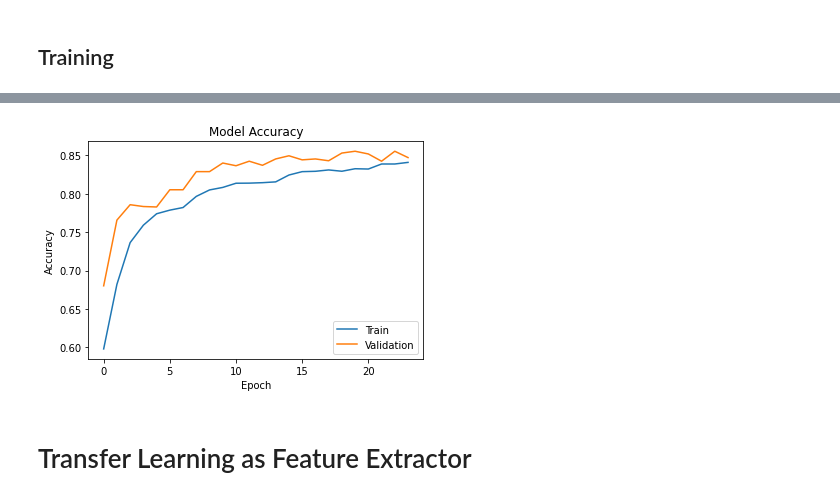
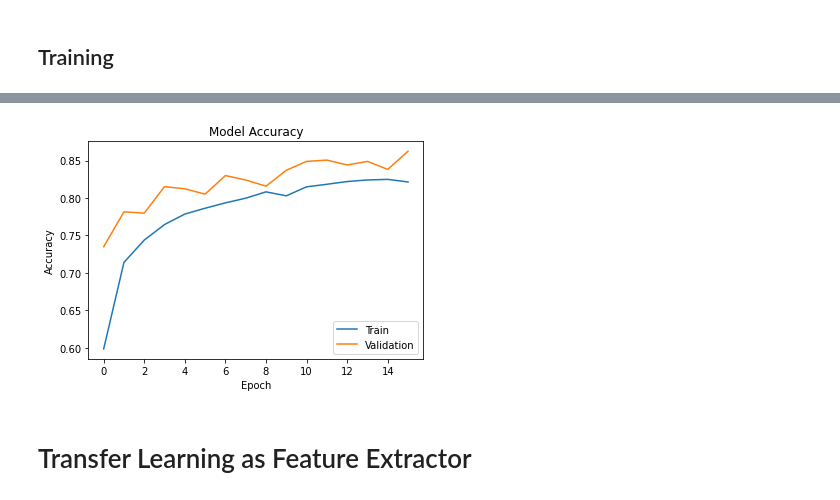
Before and after one commit to icsd13152/X-RayImageClassification_DL, a Jupyter notebook: X_RayImageClassification_With_Deep_Learning.ipynb, the cells around one changed output, grey strips where cells are left out. Saved outputs shown, nothing was run; the diff lists cells and outputs as text; code cells hidden in the pictures.

```diff
--- a/X_RayImageClassification_With_Deep_Learning.ipynb
+++ b/X_RayImageClassification_With_Deep_Learning.ipynb
@@ -472,9 +483,9 @@ def avg_f1_score(y_true, y_pred):
 # %% [markdown]
 Δημιουργήθηκαν 4 διαφορετικά μοντέλα με σκοπό να πάρουμε το καλύτερο τόσο σε Performance αλλά και σε συνδιασμό με το πλήθος παραμέτρων.
 # %%
-# import t.keras
+import keras
 # !pip install keras_metrics
-
+import keras_metrics
 def createNeuralNet():
   model = Sequential()    #128
 
@@ -503,8 +514,11 @@ def createNeuralNet():
   model.compile(optimizer = tf.keras.optimizers.Adam(learning_rate=0.001),#learning_rate=0.001
                loss = tf.keras.losses.SparseCategoricalCrossentropy(from_logits = True),
                 # run_eagerly=True,
-                # update_weights=True,
-                metrics=[tf.keras.metrics.SparseCategoricalAccuracy()]#tf.keras.metrics.SparseCategoricalAccuracy()
+
+                metrics=[tf.keras.metrics.SparseCategoricalAccuracy(),keras_metrics.sparse_categorical_recall(label=0,name='recall_Normal'),
+                         keras_metrics.sparse_categorical_recall(label=1,name='recall_Covid'),
+                         keras_metrics.sparse_categorical_recall(label=2,name='recall_Pneumonia'),
+                         keras_metrics.sparse_categorical_recall(label=3,name='recall_LungOP')]#tf.keras.metrics.SparseCategoricalAccuracy()
                 ) #tfa.metrics.F1Score(num_classes=4, threshold=0.5), tf.keras.metrics.Precision(), tf.keras.metrics.Recall()]) tfa.metrics.f_scores.F1Score(num_classes=104,average="macro")
   model.summary()
   return model
@@ -753,4 +955,0 @@ plt.show()
-# %%
-from keras.models import load_model
-
-model = load_model('myCNNmodel_v14.h5')
@@ -1168,25 +1491,6 @@ Total params: 22,139,028
 Trainable params: 2,114,644
 Non-trainable params: 20,024,384
 _________________________________________________________________
-# %%
-checkpoint = 'vgg19_v2.h5'
-checkpoint_dir = os.path.dirname(checkpoint)
-
-cp_callback = tf.keras.callbacks.ModelCheckpoint(checkpoint,
-                                                save_weights_only=False,
-                                                save_freq ='epoch',
-                                                verbose=1)
-
-stop = tf.keras.callbacks.EarlyStopping(monitor="val_loss",
-                                         min_delta=0.0001,
-                                         patience=3,
-                                         mode="min",
-                                         restore_best_weights=True)
-vgg19_model_IncludeTop = vgg19_model_IncludeLastLayers((70, 70, 3)) #maybe must be changed
-vgg19_model_IncludeTop.compile(optimizer=tf.keras.optimizers.Adam(learning_rate=0.001),
-                     loss=tf.keras.losses.SparseCategoricalCrossentropy(from_logits = True),
-                     metrics=['accuracy'])
-vgg19_model_IncludeTop.summary()
 # %% [markdown]
 ## Training
 # %%
@@ -1227,13 +1528,13 @@ NameError: ignored
 # %%
-plt.plot(historyResnet.history['accuracy'])
-plt.plot(historyResnet.history['val_accuracy'])
+plt.plot(vgg19_model_history1.history['accuracy'])
+plt.plot(vgg19_model_history1.history['val_accuracy'])
 plt.title('Model Accuracy')
 plt.ylabel('Accuracy')
 plt.xlabel('Epoch')
 plt.legend(['Train', 'Validation'], loc = 'lower right')
 plt.show()
 # %% [output]
-[figure, old version]
+[figure, new version]
 # %% [markdown]
 # Transfer Learning as Feature Extractor
 # %% [markdown]
```
Also changed, not shown: parts of 40 cells of this notebook.
